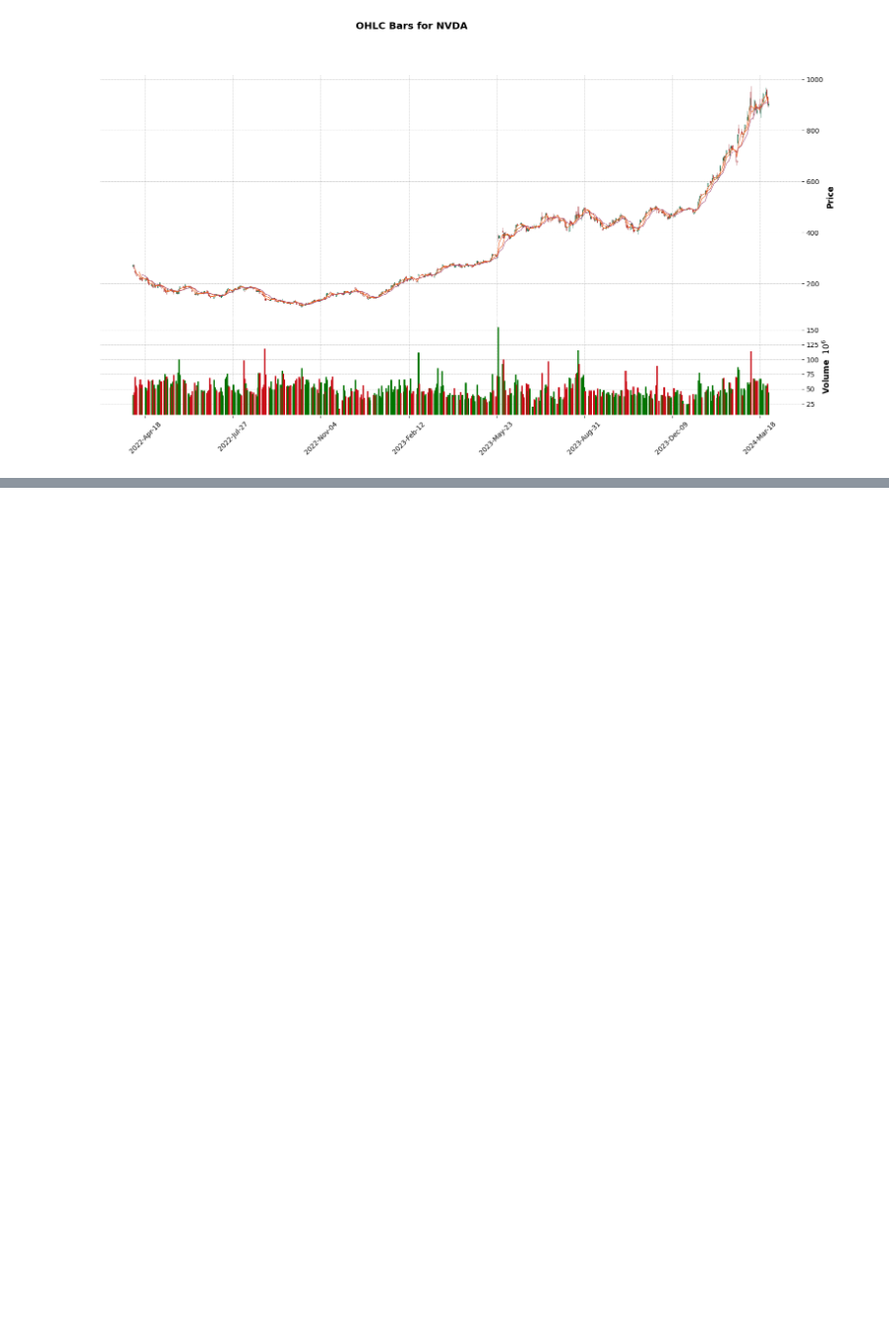
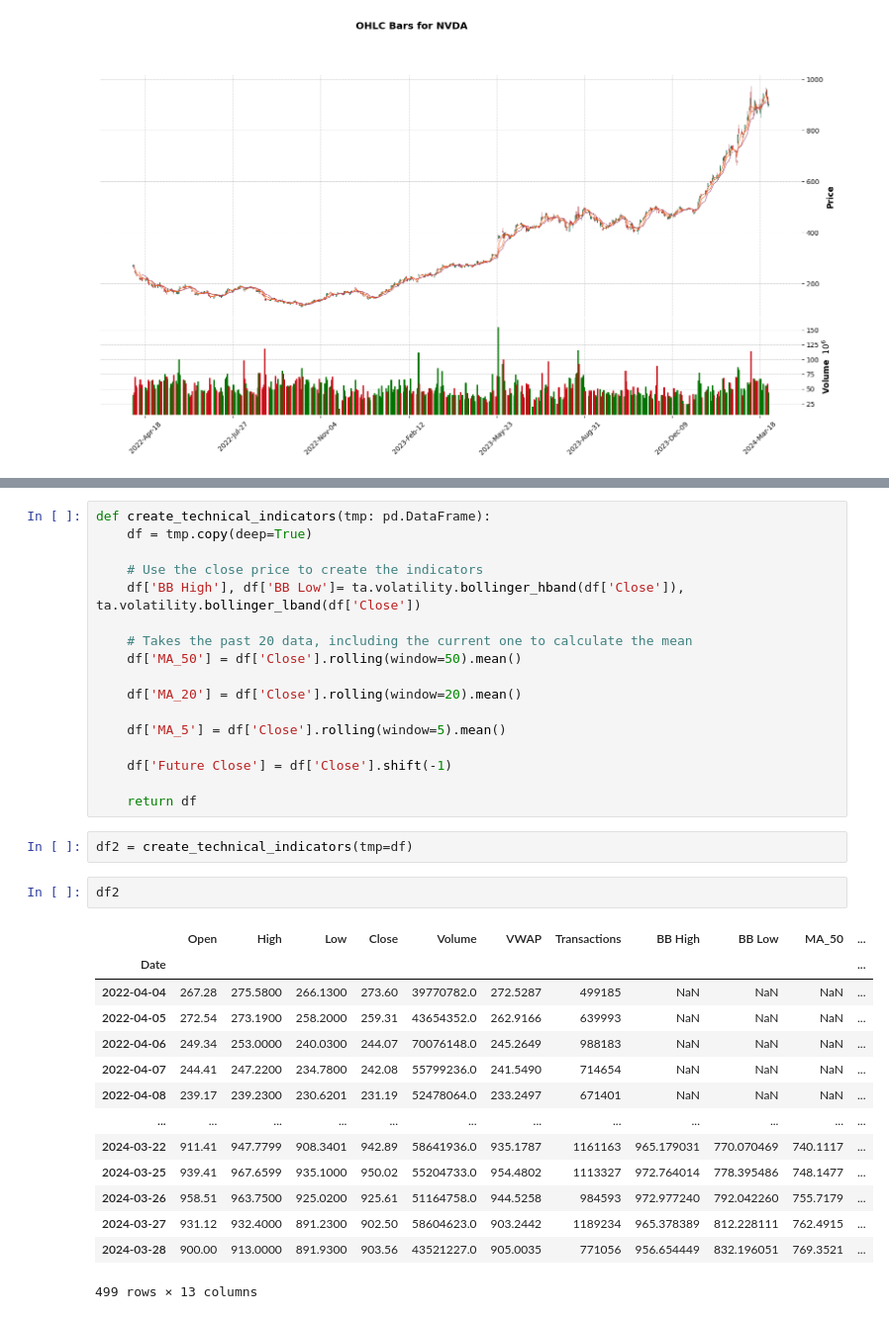
Before and after one commit to yiqwan/stock-forecast-with-nn, a Jupyter notebook: notebooks/yq.ipynb, the cells around one changed output, grey strips where cells are left out. Shown at 99% size. Cells and saved outputs as stored; diff of their text form; blank space fills up the shorter version.

Commit message:
Feat: Added features for tick data

```diff
--- a/notebooks/yq.ipynb
+++ b/notebooks/yq.ipynb
@@ -90,0 +119,36 @@ mpf.plot(df, type='candle', style='charles', figsize=(20, 10), title="OHLC Bars
+# %%
+def create_technical_indicators(tmp: pd.DataFrame):
+    df = tmp.copy(deep=True)
+
+    # Use the close price to create the indicators
+    df['BB High'], df['BB Low']= ta.volatility.bollinger_hband(df['Close']), ta.volatility.bollinger_lband(df['Close'])
+
+    # Takes the past 20 data, including the current one to calculate the mean
+    df['MA_50'] = df['Close'].rolling(window=50).mean()
+
+    df['MA_20'] = df['Close'].rolling(window=20).mean()
+
+    df['MA_5'] = df['Close'].rolling(window=5).mean()
+
+    df['Future Close'] = df['Close'].shift(-1)
+
+    return df
+# %%
+df2 = create_technical_indicators(tmp=df)
+# %%
+df2
+# %% [output]
+|  | Open | High | Low | Close | Volume | VWAP | Transactions | BB High | BB Low | MA_50 | ... |
+| Date |  |  |  |  |  |  |  |  |  |  | ... |
+| 2022-04-04 | 267.28 | 275.5800 | 266.1300 | 273.60 | 39770782.0 | 272.5287 | 499185 | NaN | NaN | NaN | ... |
+| 2022-04-05 | 272.54 | 273.1900 | 258.2000 | 259.31 | 43654352.0 | 262.9166 | 639993 | NaN | NaN | NaN | ... |
+| 2022-04-06 | 249.34 | 253.0000 | 240.0300 | 244.07 | 70076148.0 | 245.2649 | 988183 | NaN | NaN | NaN | ... |
+| 2022-04-07 | 244.41 | 247.2200 | 234.7800 | 242.08 | 55799236.0 | 241.5490 | 714654 | NaN | NaN | NaN | ... |
+| 2022-04-08 | 239.17 | 239.2300 | 230.6201 | 231.19 | 52478064.0 | 233.2497 | 671401 | NaN | NaN | NaN | ... |
+| ... | ... | ... | ... | ... | ... | ... | ... | ... | ... | ... | ... |
+| 2024-03-22 | 911.41 | 947.7799 | 908.3401 | 942.89 | 58641936.0 | 935.1787 | 1161163 | 965.179031 | 770.070469 | 740.1117 | ... |
+| 2024-03-25 | 939.41 | 967.6599 | 935.1000 | 950.02 | 55204733.0 | 954.4802 | 1113327 | 972.764014 | 778.395486 | 748.1477 | ... |
+| 2024-03-26 | 958.51 | 963.7500 | 925.0200 | 925.61 | 51164758.0 | 944.5258 | 984593 | 972.977240 | 792.042260 | 755.7179 | ... |
+| 2024-03-27 | 931.12 | 932.4000 | 891.2300 | 902.50 | 58604623.0 | 903.2442 | 1189234 | 965.378389 | 812.228111 | 762.4915 | ... |
+| 2024-03-28 | 900.00 | 913.0000 | 891.9300 | 903.56 | 43521227.0 | 905.0035 | 771056 | 956.654449 | 832.196051 | 769.3521 | ... |
+499 rows × 13 columns
```
Also changed, not shown: parts of 7 cells of this notebook.
